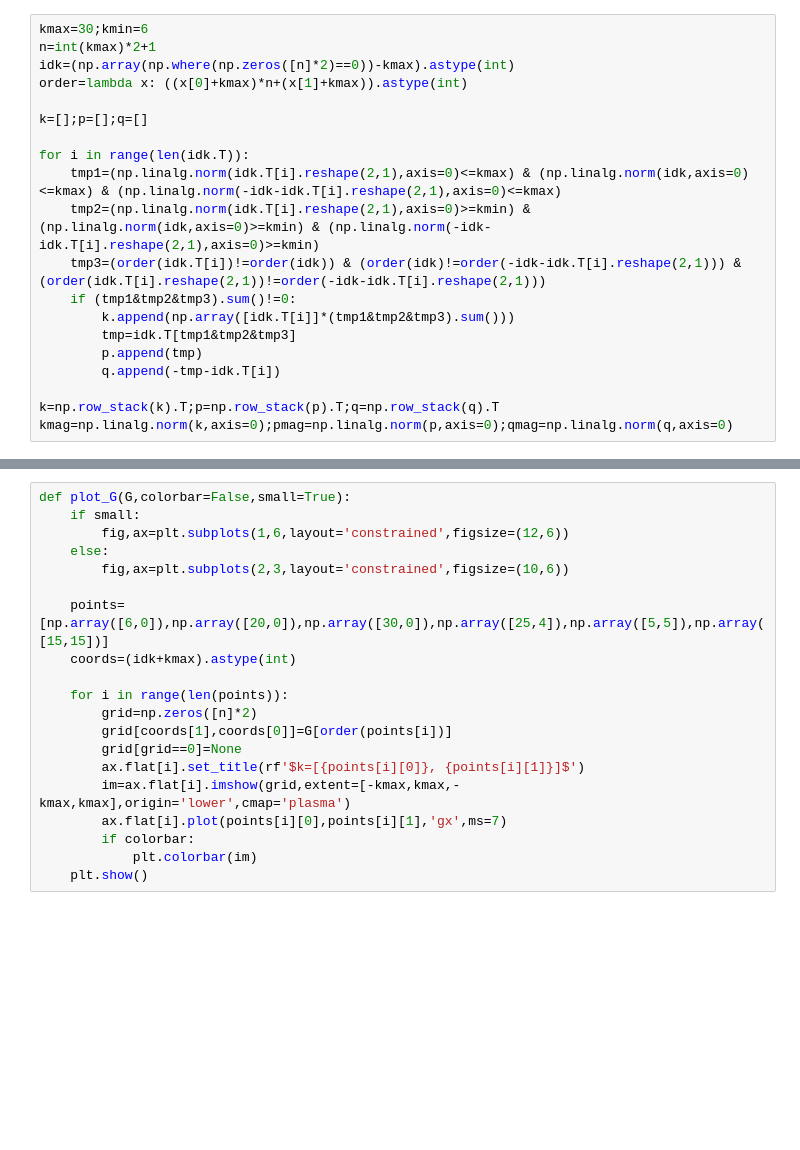
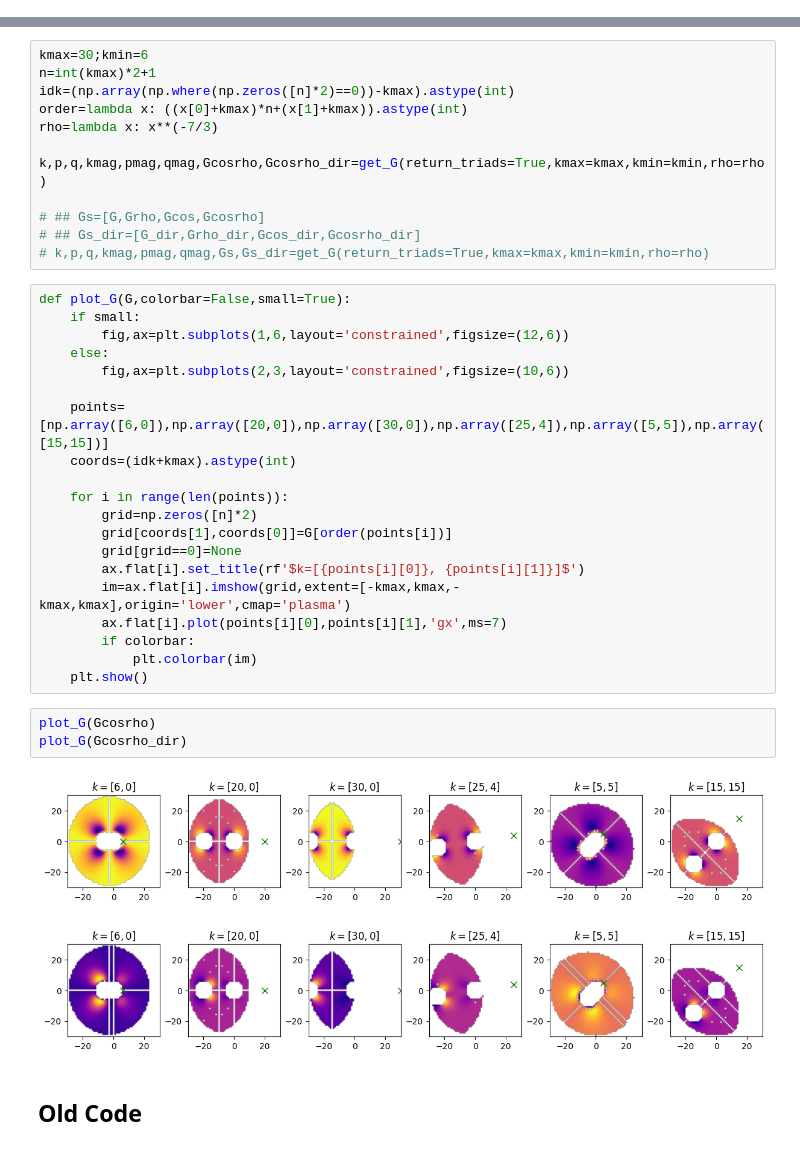
Before and after one commit to rbvogtiii/RSCAM_Networks-in-Turbulence, a Jupyter notebook: triads_simplified.ipynb, the cells around one changed output, grey strips where cells are left out. Drawn from its saved outputs; the diff is of its cells as text; blank space fills up the shorter version.

```diff
--- a/triads_simplified.ipynb
+++ b/triads_simplified.ipynb
@@ -9,20 +5,0 @@ from scipy.optimize import curve_fit
-# %%
-kmax=30;kmin=6
-n=int(kmax)*2+1
-idk=(np.array(np.where(np.zeros([n]*2)==0))-kmax).astype(int)
-order=lambda x: ((x[0]+kmax)*n+(x[1]+kmax)).astype(int)
-
-k=[];p=[];q=[]
-
-for i in range(len(idk.T)):
-    tmp1=(np.linalg.norm(idk.T[i].reshape(2,1),axis=0)<=kmax) & (np.linalg.norm(idk,axis=0)<=kmax) & (np.linalg.norm(-idk-idk.T[i].reshape(2,1),axis=0)<=kmax)
-    tmp2=(np.linalg.norm(idk.T[i].reshape(2,1),axis=0)>=kmin) & (np.linalg.norm(idk,axis=0)>=kmin) & (np.linalg.norm(-idk-idk.T[i].reshape(2,1),axis=0)>=kmin)
-    tmp3=(order(idk.T[i])!=order(idk)) & (order(idk)!=order(-idk-idk.T[i].reshape(2,1))) & (order(idk.T[i].reshape(2,1))!=order(-idk-idk.T[i].reshape(2,1)))
-    if (tmp1&tmp2&tmp3).sum()!=0:
-        k.append(np.array([idk.T[i]]*(tmp1&tmp2&tmp3).sum()))
-        tmp=idk.T[tmp1&tmp2&tmp3]
-        p.append(tmp)
-        q.append(-tmp-idk.T[i])
-
-k=np.row_stack(k).T;p=np.row_stack(p).T;q=np.row_stack(q).T
-kmag=np.linalg.norm(k,axis=0);pmag=np.linalg.norm(p,axis=0);qmag=np.linalg.norm(q,axis=0)
@@ -29,3 +8,15 @@ kmag=np.linalg.norm(k,axis=0);pmag=np.linalg.norm(p,axis=0);qmag=np.linalg.norm(
+# %%
+kmax=30;kmin=6
+n=int(kmax)*2+1
+idk=(np.array(np.where(np.zeros([n]*2)==0))-kmax).astype(int)
+order=lambda x: ((x[0]+kmax)*n+(x[1]+kmax)).astype(int)
+rho=lambda x: x**(-7/3)
+
+k,p,q,kmag,pmag,qmag,Gcosrho,Gcosrho_dir=get_G(return_triads=True,kmax=kmax,kmin=kmin,rho=rho)
+
+# ## Gs=[G,Grho,Gcos,Gcosrho]
+# ## Gs_dir=[G_dir,Grho_dir,Gcos_dir,Gcosrho_dir]
+# k,p,q,kmag,pmag,qmag,Gs,Gs_dir=get_G(return_triads=True,kmax=kmax,kmin=kmin,rho=rho)
 # %%
 def plot_G(G,colorbar=False,small=True):
     if small:
@@ -46,4 +37,12 @@ def plot_G(G,colorbar=False,small=True):
         if colorbar:
             plt.colorbar(im)
     plt.show()
+# %%
+plot_G(Gcosrho)
+plot_G(Gcosrho_dir)
+# %% [output]
+[figure, added]
+[figure, added]
+# %% [markdown]
+## Old Code
 # %%
```
Also changed, not shown: parts of 13 cells of this notebook, 1 other file.
